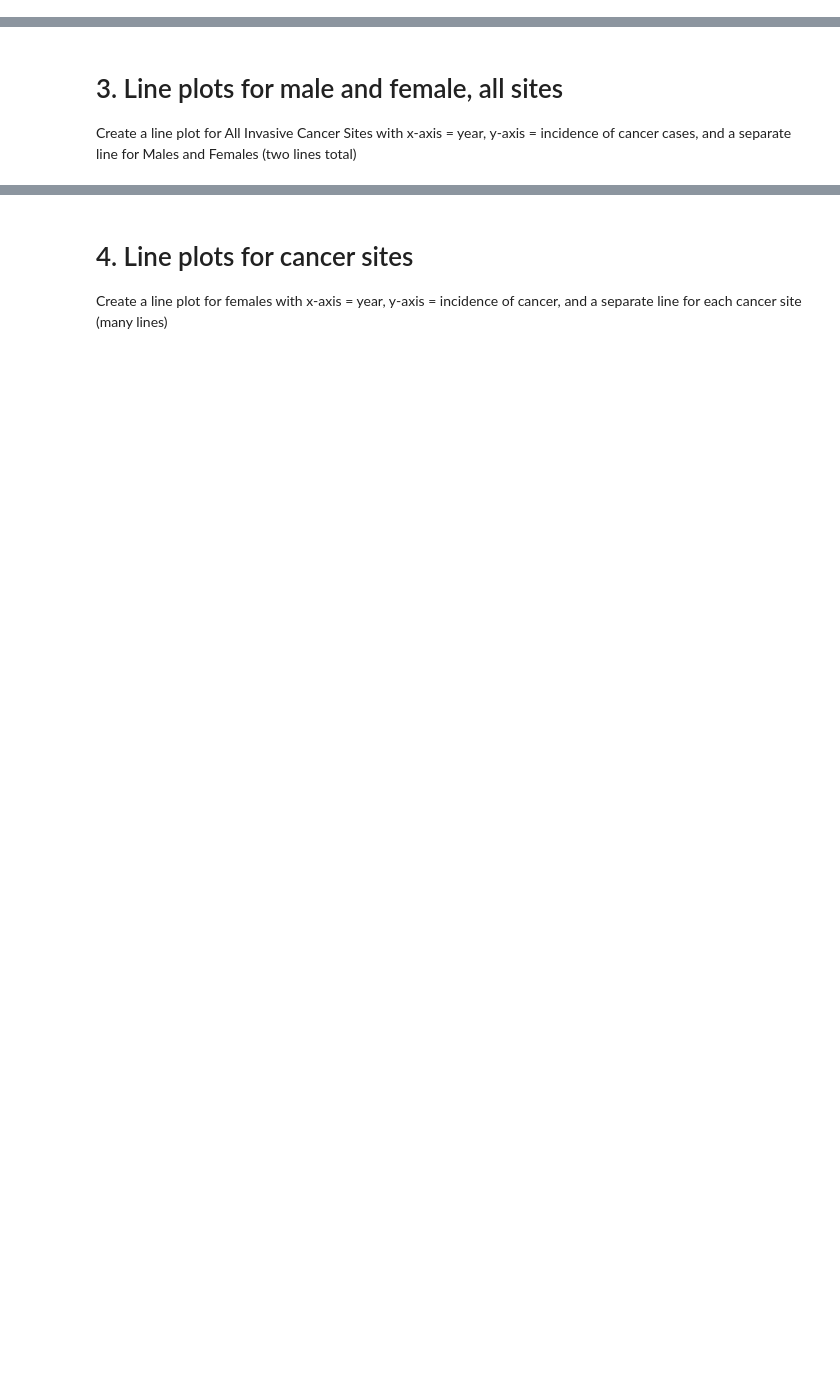
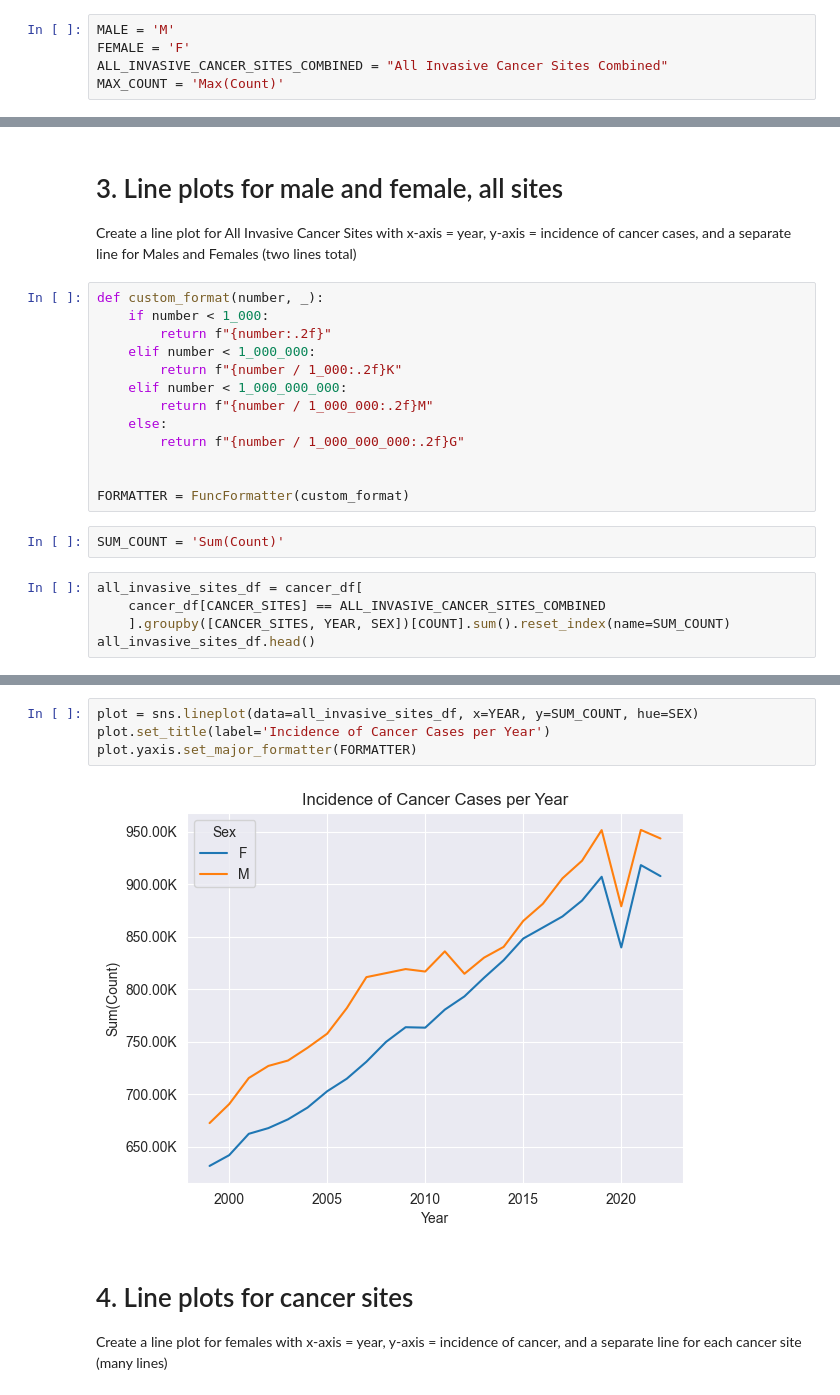
Before and after one commit to ipacheco9311/CS-577-07-Data-Science-Fall-2025, a Jupyter notebook: Assignments/Assignment1/src/assignment1-1.ipynb, the cells around one changed output, grey strips where cells are left out. Cells and saved outputs as stored; diff of their text form; blank space fills up the shorter version.

```diff
--- a/Assignments/Assignment1/src/assignment1-1.ipynb
+++ b/Assignments/Assignment1/src/assignment1-1.ipynb
@@ -75,3 +116,8 @@ NameError: name 'pd' is not defined
 # 2. Incidence for Females Each Year
 
 Write code to determine which cancer site had the highest incidence of new cases for females in each year 1999-2022 (hint: filter then groupby then agg)
+# %%
+MALE = 'M'
+FEMALE = 'F'
+ALL_INVASIVE_CANCER_SITES_COMBINED = "All Invasive Cancer Sites Combined"
+MAX_COUNT = 'Max(Count)'
@@ -79,3 +154,23 @@ Write code to determine which cancer site had the highest incidence of new cases
 # 3. Line plots for male and female, all sites
 
 Create a line plot for All Invasive Cancer Sites with x-axis = year, y-axis = incidence of cancer cases, and a separate line for Males and Females (two lines total)
+# %%
+def custom_format(number, _):
+    if number < 1_000:
+        return f"{number:.2f}"
+    elif number < 1_000_000:
+        return f"{number / 1_000:.2f}K"
+    elif number < 1_000_000_000:
+        return f"{number / 1_000_000:.2f}M"
+    else:
+        return f"{number / 1_000_000_000:.2f}G"
+
+
+FORMATTER = FuncFormatter(custom_format)
+# %%
+SUM_COUNT = 'Sum(Count)'
+# %%
+all_invasive_sites_df = cancer_df[
+    cancer_df[CANCER_SITES] == ALL_INVASIVE_CANCER_SITES_COMBINED
+    ].groupby([CANCER_SITES, YEAR, SEX])[COUNT].sum().reset_index(name=SUM_COUNT)
+all_invasive_sites_df.head()
@@ -82,3 +184,9 @@ Create a line plot for All Invasive Cancer Sites with x-axis = year, y-axis = in
+# %%
+plot = sns.lineplot(data=all_invasive_sites_df, x=YEAR, y=SUM_COUNT, hue=SEX)
+plot.set_title(label='Incidence of Cancer Cases per Year')
+plot.yaxis.set_major_formatter(FORMATTER)
+# %% [output]
+[figure, added]
 # %% [markdown]
 # 4. Line plots for cancer sites
 
```
Also changed, not shown: parts of 36 cells of this notebook, 1 other file.
